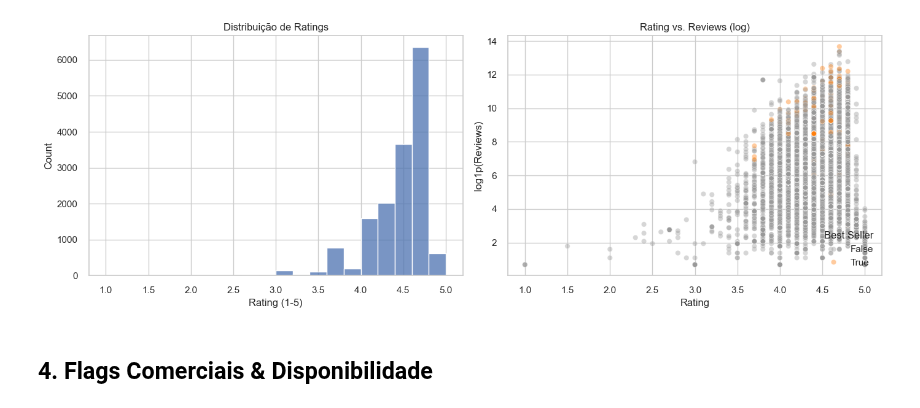
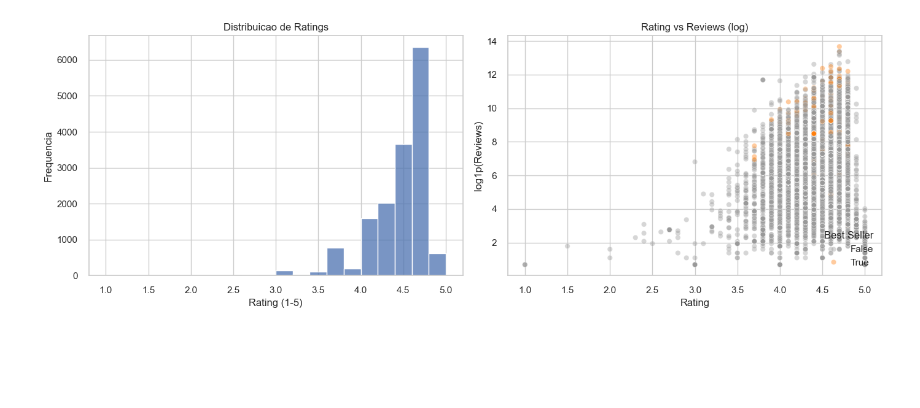
Before and after one commit to julio-dourado/amazon-sales-etl-vizualization, a Jupyter notebook: Data Layer/silver/analytics.ipynb, the cells around one changed output. Cells and saved outputs as stored; diff of their text form; code cells hidden in the pictures; blank space fills up the shorter version.

```diff
--- a/Data Layer/silver/analytics.ipynb
+++ b/Data Layer/silver/analytics.ipynb
@@ -161,45 +139,26 @@ plt.show()
 # %%
-reviews = df_silver['review_count'].fillna(0)
-with_reviews = (reviews > 0).sum()
-without_reviews = (reviews == 0).sum()
-
-summary_reviews = pd.DataFrame(
-    {
-        'Indicador': ['Produtos com reviews', 'Produtos sem reviews', 'Média (reviews > 0)', 'Mediana (reviews > 0)', 'Máximo observado'],
-        'Valor': [
-            f"{with_reviews:,} ({with_reviews/len(df_silver)*100:.1f}%)",
-            f"{without_reviews:,} ({without_reviews/len(df_silver)*100:.1f}%)",
-            f"{reviews[reviews>0].mean():.0f}",
-            f"{reviews[reviews>0].median():.0f}",
-            f"{reviews.max():,}"
-        ]
-    }
-)
-summary_reviews
-
 fig, axes = plt.subplots(1, 2, figsize=(14, 5))
 
 sns.histplot(df_silver['rating'].dropna(), bins=20, ax=axes[0], color="#4c72b0")
-axes[0].set_title('Distribuição de Ratings')
+axes[0].set_title('Distribuicao de Ratings')
 axes[0].set_xlabel('Rating (1-5)')
+axes[0].set_ylabel('Frequencia')
 
 sns.scatterplot(
     data=df_silver,
     x='rating',
     y=np.log1p(df_silver['review_count']),
     hue='best_seller_badge',
     palette=['#999999', '#ff7f0e'],
     alpha=0.4,
     ax=axes[1]
 )
-axes[1].set_title('Rating vs. Reviews (log)')
+axes[1].set_title('Rating vs Reviews (log)')
 axes[1].set_xlabel('Rating')
 axes[1].set_ylabel('log1p(Reviews)')
 axes[1].legend(title='Best Seller', loc='lower right')
 
 plt.tight_layout()
 plt.show()
 # %% [output]
-[figure, old version]
+[figure, new version]
-# %% [markdown]
-## 4. Flags Comerciais & Disponibilidade
```
Also changed, not shown: parts of 24 cells of this notebook, 8 other files.
